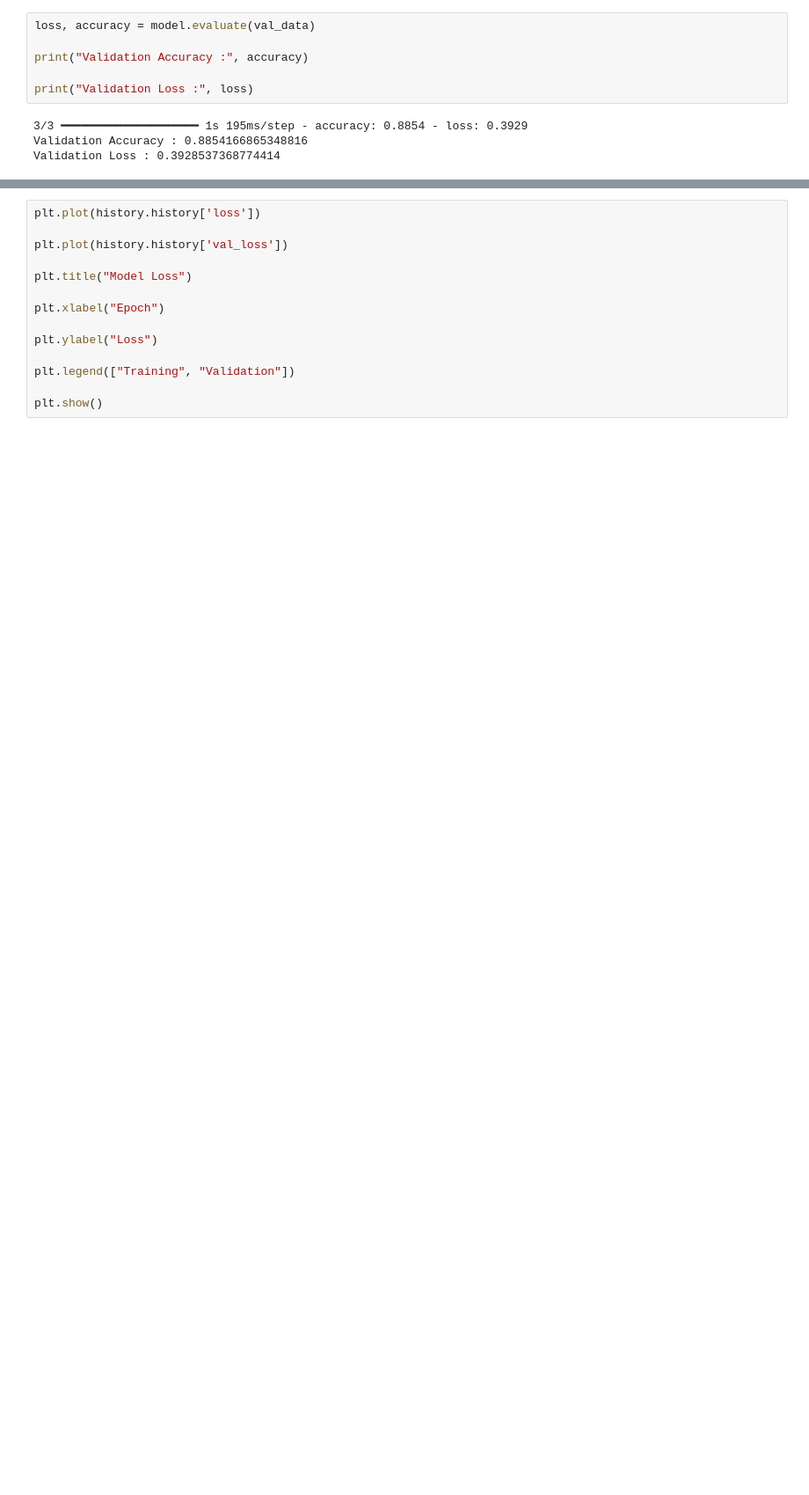
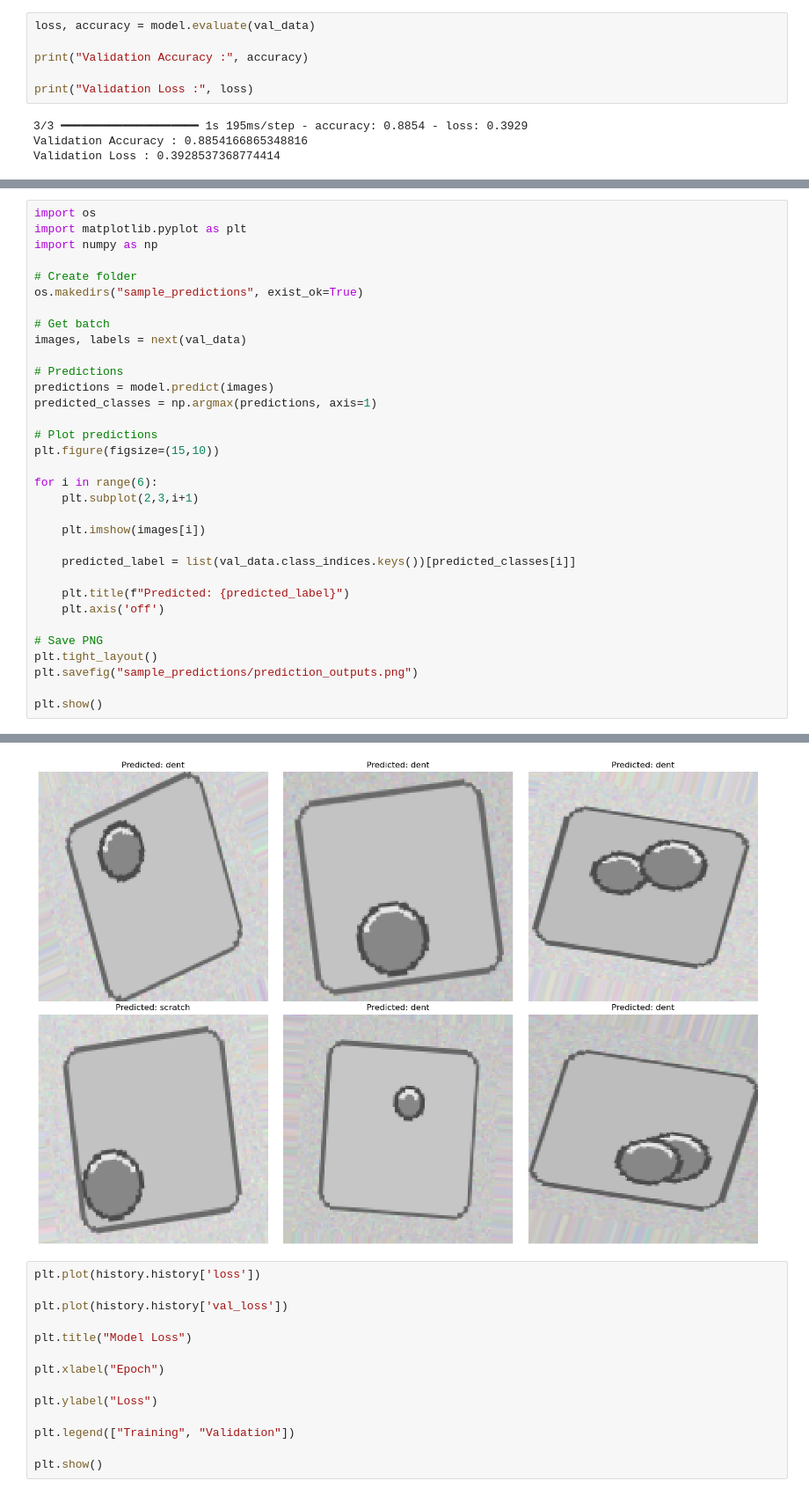
Before and after one commit to Hrishikesh1601/part-2-cnn-computer-vision, a Jupyter notebook: notebook.ipynb, the cells around one changed output, grey strips where cells are left out. Shown at 88% size. Cells and saved outputs as stored; diff of their text form; blank space fills up the shorter version.

```diff
--- a/notebook.ipynb
+++ b/notebook.ipynb
@@ -236,0 +278,34 @@ plt.show()
+# %%
+import os
+import matplotlib.pyplot as plt
+import numpy as np
+
+# Create folder
+os.makedirs("sample_predictions", exist_ok=True)
+
+# Get batch
+images, labels = next(val_data)
+
+# Predictions
+predictions = model.predict(images)
+predicted_classes = np.argmax(predictions, axis=1)
+
+# Plot predictions
+plt.figure(figsize=(15,10))
+
+for i in range(6):
+    plt.subplot(2,3,i+1)
+
+    plt.imshow(images[i])
+
+    predicted_label = list(val_data.class_indices.keys())[predicted_classes[i]]
+
+    plt.title(f"Predicted: {predicted_label}")
+    plt.axis('off')
+
+# Save PNG
+plt.tight_layout()
+plt.savefig("sample_predictions/prediction_outputs.png")
+
+plt.show()
+# %% [output]
@@ -237,3 +313,4 @@ plt.show()
+[figure, added]
 # %%
 plt.plot(history.history['loss'])
 
```
Also changed, not shown: parts of 4 cells of this notebook.
